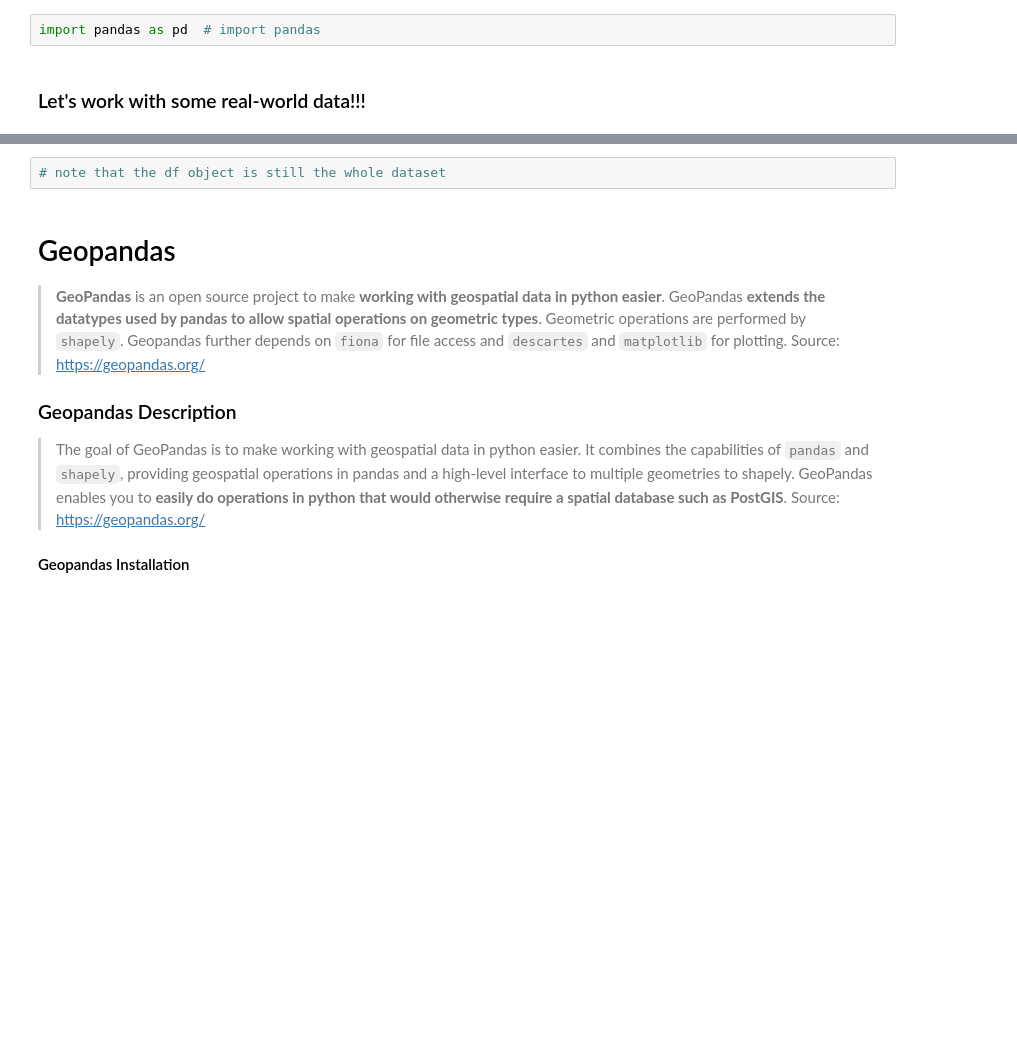
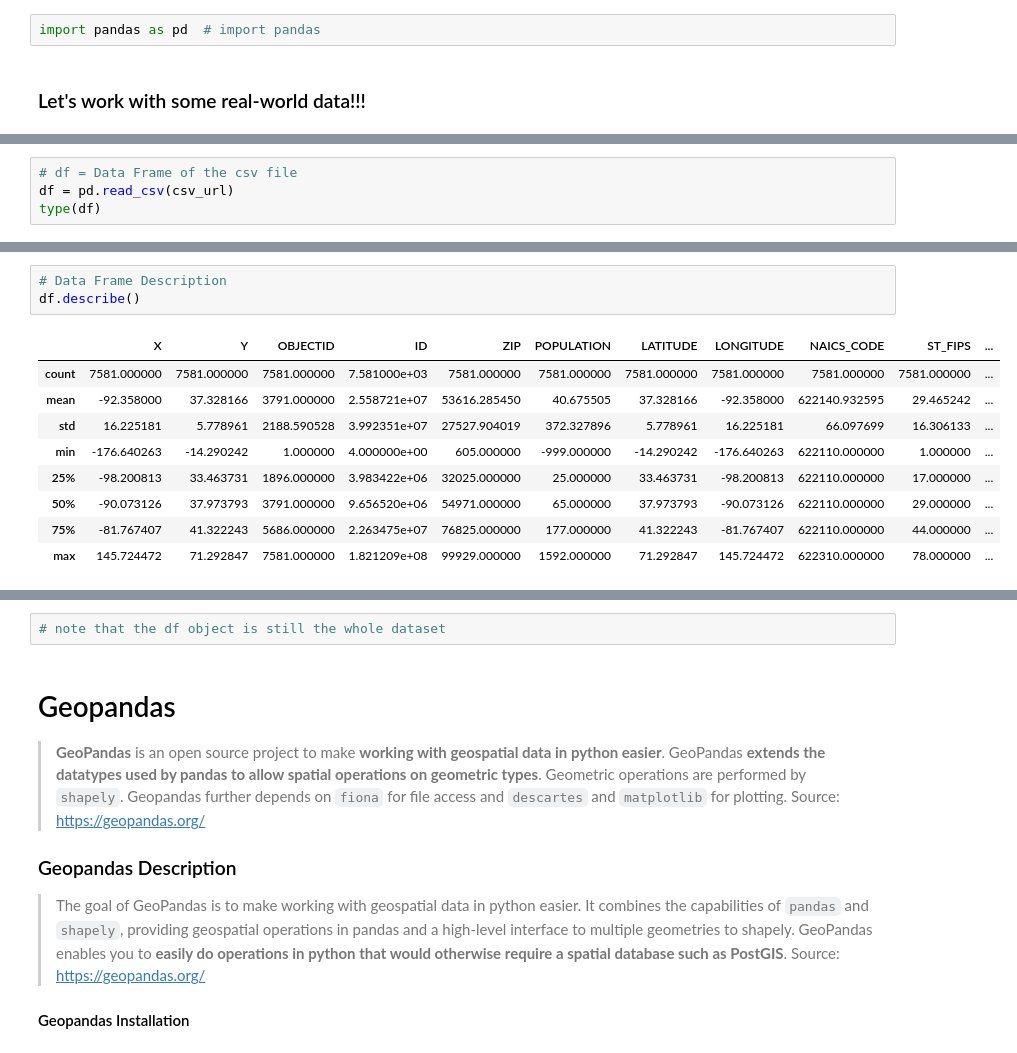
Before and after one commit to katkim0307/pratt-savi-810-2020-03-lesson_03, a Jupyter notebook: lesson_03.ipynb, the cells around one changed output, grey strips where cells are left out. Saved outputs shown, nothing was run; the diff lists cells and outputs as text; blank space fills up the shorter version.

```diff
--- a/lesson_03.ipynb
+++ b/lesson_03.ipynb
@@ -268,0 +453,4 @@ csv_url = 'https://opendata.arcgis.com/datasets/6ac5e325468c4cb9b905f1728d6fbf0f
+# %%
+# df = Data Frame of the csv file
+df = pd.read_csv(csv_url)
+type(df)
@@ -270,0 +532,13 @@ csv_url = 'https://opendata.arcgis.com/datasets/6ac5e325468c4cb9b905f1728d6fbf0f
+# %%
+# Data Frame Description
+df.describe()
+# %% [output]
+|  | X | Y | OBJECTID | ID | ZIP | POPULATION | LATITUDE | LONGITUDE | NAICS_CODE | ST_FIPS | ... |
+| count | 7581.000000 | 7581.000000 | 7581.000000 | 7.581000e+03 | 7581.000000 | 7581.000000 | 7581.000000 | 7581.000000 | 7581.000000 | 7581.000000 | ... |
+| mean | -92.358000 | 37.328166 | 3791.000000 | 2.558721e+07 | 53616.285450 | 40.675505 | 37.328166 | -92.358000 | 622140.932595 | 29.465242 | ... |
+| std | 16.225181 | 5.778961 | 2188.590528 | 3.992351e+07 | 27527.904019 | 372.327896 | 5.778961 | 16.225181 | 66.097699 | 16.306133 | ... |
+| min | -176.640263 | -14.290242 | 1.000000 | 4.000000e+00 | 605.000000 | -999.000000 | -14.290242 | -176.640263 | 622110.000000 | 1.000000 | ... |
+| 25% | -98.200813 | 33.463731 | 1896.000000 | 3.983422e+06 | 32025.000000 | 25.000000 | 33.463731 | -98.200813 | 622110.000000 | 17.000000 | ... |
+| 50% | -90.073126 | 37.973793 | 3791.000000 | 9.656520e+06 | 54971.000000 | 65.000000 | 37.973793 | -90.073126 | 622110.000000 | 29.000000 | ... |
+| 75% | -81.767407 | 41.322243 | 5686.000000 | 2.263475e+07 | 76825.000000 | 177.000000 | 41.322243 | -81.767407 | 622110.000000 | 44.000000 | ... |
+| max | 145.724472 | 71.292847 | 7581.000000 | 1.821209e+08 | 99929.000000 | 1592.000000 | 71.292847 | 145.724472 | 622310.000000 | 78.000000 | ... |
```
Also changed, not shown: parts of 65 cells of this notebook, 6 other files.
